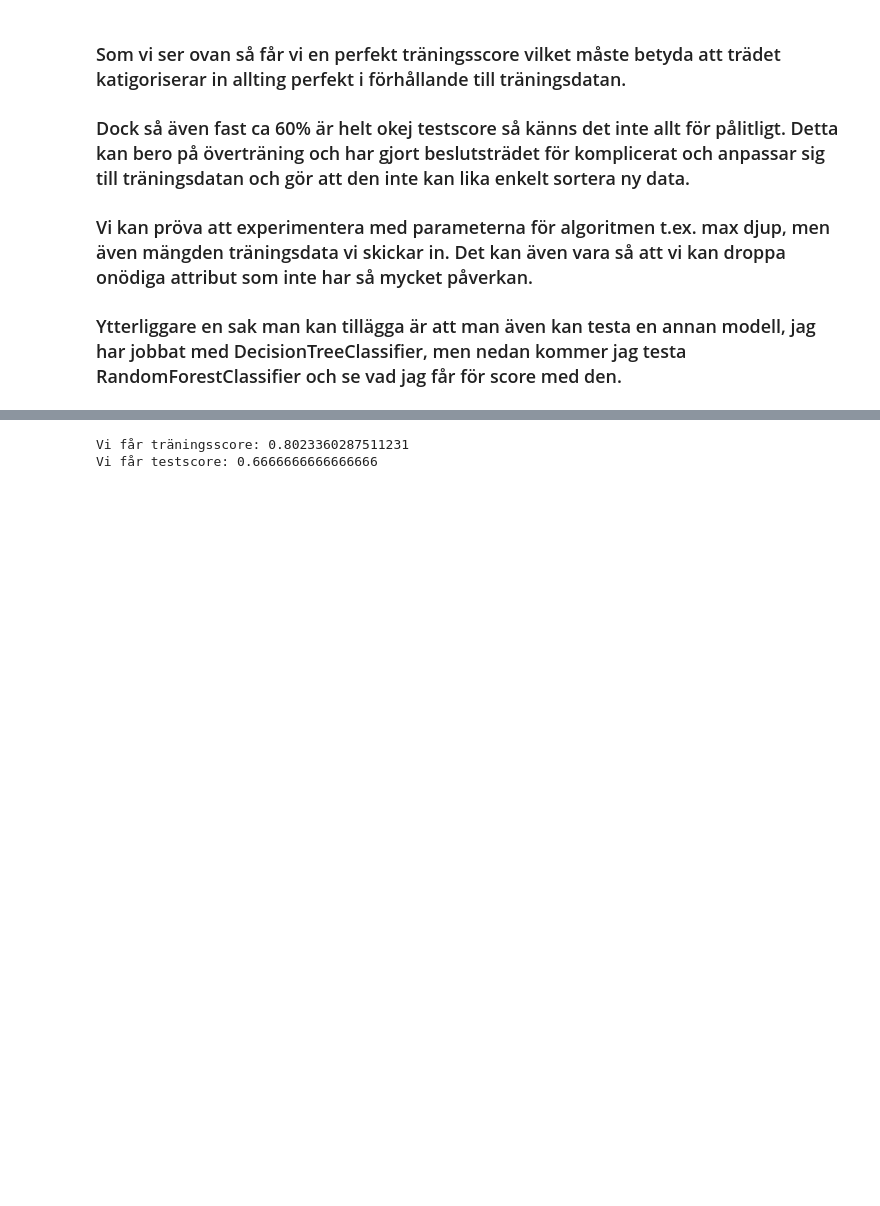
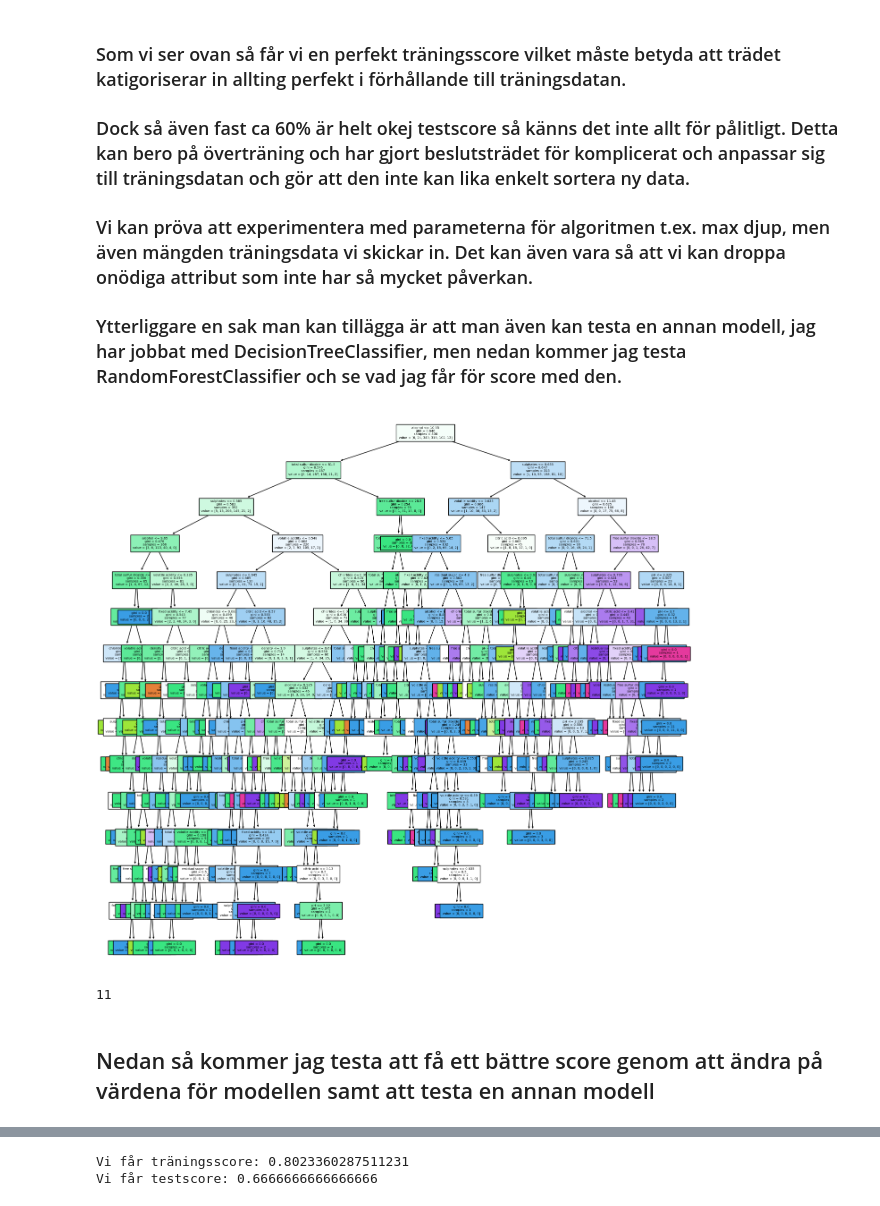
Before and after one commit to niclas-svanstrom/MachineLearning-SchoolProjects, a Jupyter notebook: niclas_svanström_decision_tree.ipynb, the cells around one changed output, grey strips where cells are left out. Saved outputs shown, nothing was run; the diff lists cells and outputs as text; code cells hidden in the pictures; blank space fills up the shorter version.

Commit message:
update on the latest decision tree

```diff
--- a/niclas_svanström_decision_tree.ipynb
+++ b/niclas_svanström_decision_tree.ipynb
@@ -112,6 +119,18 @@ Vi får testscore: 0.5860058309037901
 ### Dock så även fast ca 60% är helt okej testscore så känns det inte allt för pålitligt. Detta kan bero på överträning och har gjort beslutsträdet för komplicerat och anpassar sig till träningsdatan och gör att den inte kan lika enkelt sortera ny data.
 ### Vi kan pröva att experimentera med parameterna för algoritmen t.ex. max djup, men även mängden träningsdata vi skickar in. Det kan även vara så att vi kan droppa onödiga attribut som inte har så mycket påverkan.
 ### Ytterliggare en sak man kan tillägga är att man även kan testa en annan modell, jag har jobbat med DecisionTreeClassifier, men nedan kommer jag testa RandomForestClassifier och se vad jag får för score med den.
+# %%
+plt.figure(figsize=(16,16))
+tree.plot_tree(clf,feature_names=clf.feature_names_in_ ,fontsize=5, filled=True)
+plt.show()
+# %% [output]
+[figure, added]
+# %%
+clf.max_features_
+# %% [output]
+11
+# %% [markdown]
+## Nedan så kommer jag testa att få ett bättre score genom att ändra på värdena för modellen samt att testa en annan modell
 # %%
 x_train, x_test, y_train, y_test = train_test_split(x,y, test_size=30, random_state=42)
 # %%
```
Also changed, not shown: parts of 9 cells of this notebook, 1 other file.
